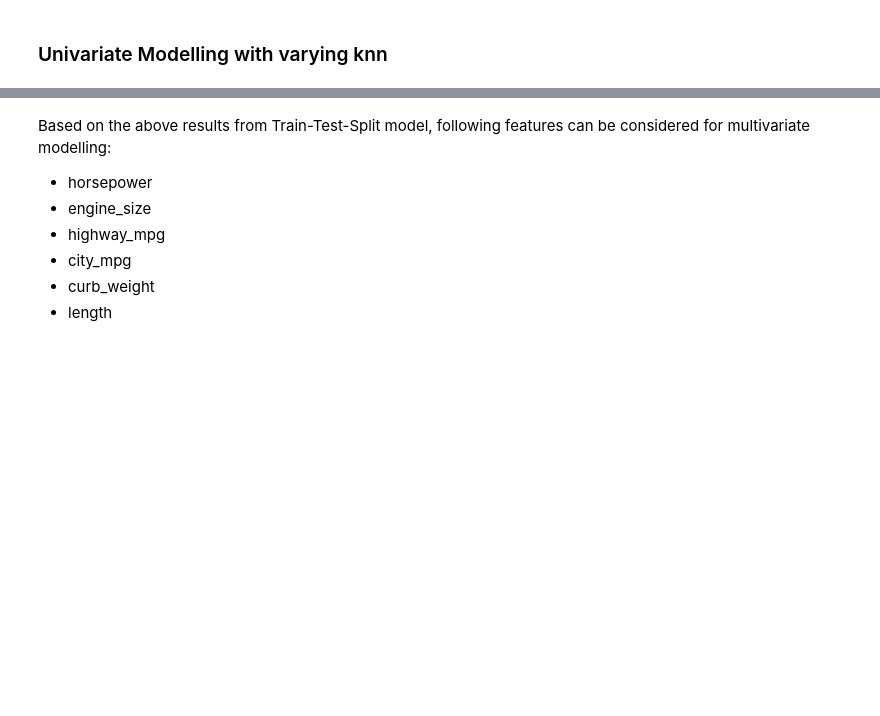
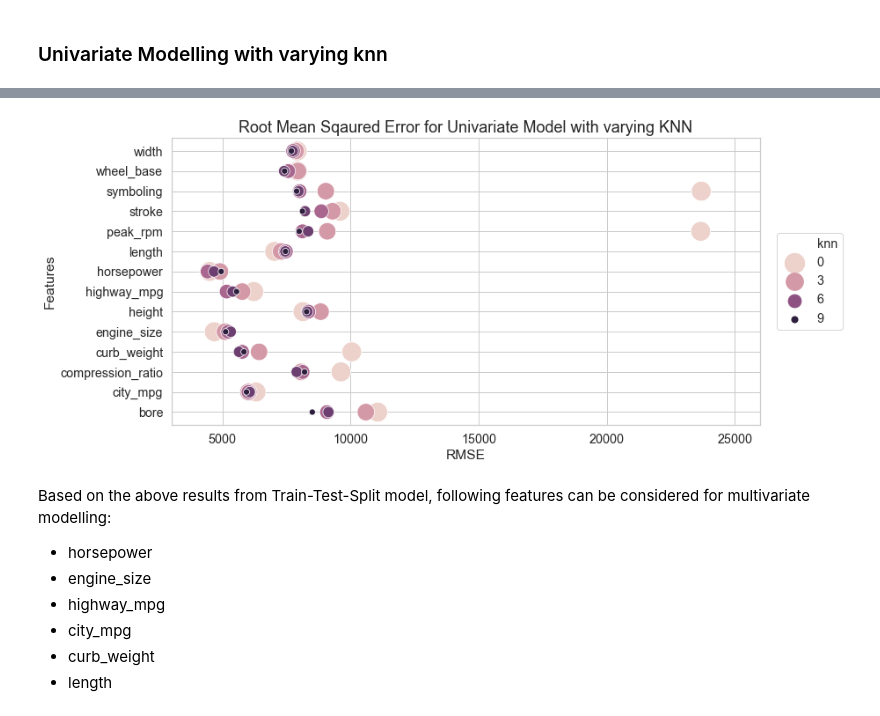
Before and after one commit to simplyrucha/KNNModel, a Jupyter notebook: GP_PredictingCarPrices.ipynb, the cells around one changed output, grey strips where cells are left out. Saved outputs shown, nothing was run; the diff lists cells and outputs as text; code cells hidden in the pictures; blank space fills up the shorter version.

```diff
--- a/GP_PredictingCarPrices.ipynb
+++ b/GP_PredictingCarPrices.ipynb
@@ -499,6 +498,6 @@ for each_k in nearest_neighbors:
                                                dataset = imports_85_norm, k = each_k))
 
 # dataframe converted from the predicted value list
-rmse_vary_k_df = pd.DataFrame(data = predicted_values, columns = ["k", "feature", "RMSE"])
+rmse_vary_k_df = pd.DataFrame(data = predicted_values, columns = ["knn", "feature", "RMSE"])
 
 # rmse_vary_k_df.sort_values(by = ["RMSE","feature","k"], ascending = False, inplace= True)
@@ -524,3 +504,20 @@ fig.show()
+# %%
+fig, ax = plt.subplots(figsize = (12, 6))
+
+sns.scatterplot(y = rmse_vary_k_df["feature"],
+                x = rmse_vary_k_df["RMSE"],
+                hue = rmse_vary_k_df["knn"], size = rmse_vary_k_df["knn"], sizes = (500, 50),
+                ax = ax)
+
+ax.set_xlim(3000, 26000)
+ax.set_ylabel("Features")
+# ax.tick_params(axis = "y", labelrotation = 70)
+ax.legend(bbox_to_anchor = (1.15,0.5), loc = "center right")
+ax.set_title("Root Mean Sqaured Error for Univariate Model with varying KNN", fontsize = 18)
+
+plt.show()
+# %% [output]
+[figure, added]
 # %% [markdown]
 Based on the above results from Train-Test-Split model, following features can be considered for multivariate modelling:
 - horsepower
```
Also changed, not shown: parts of 25 cells of this notebook.
